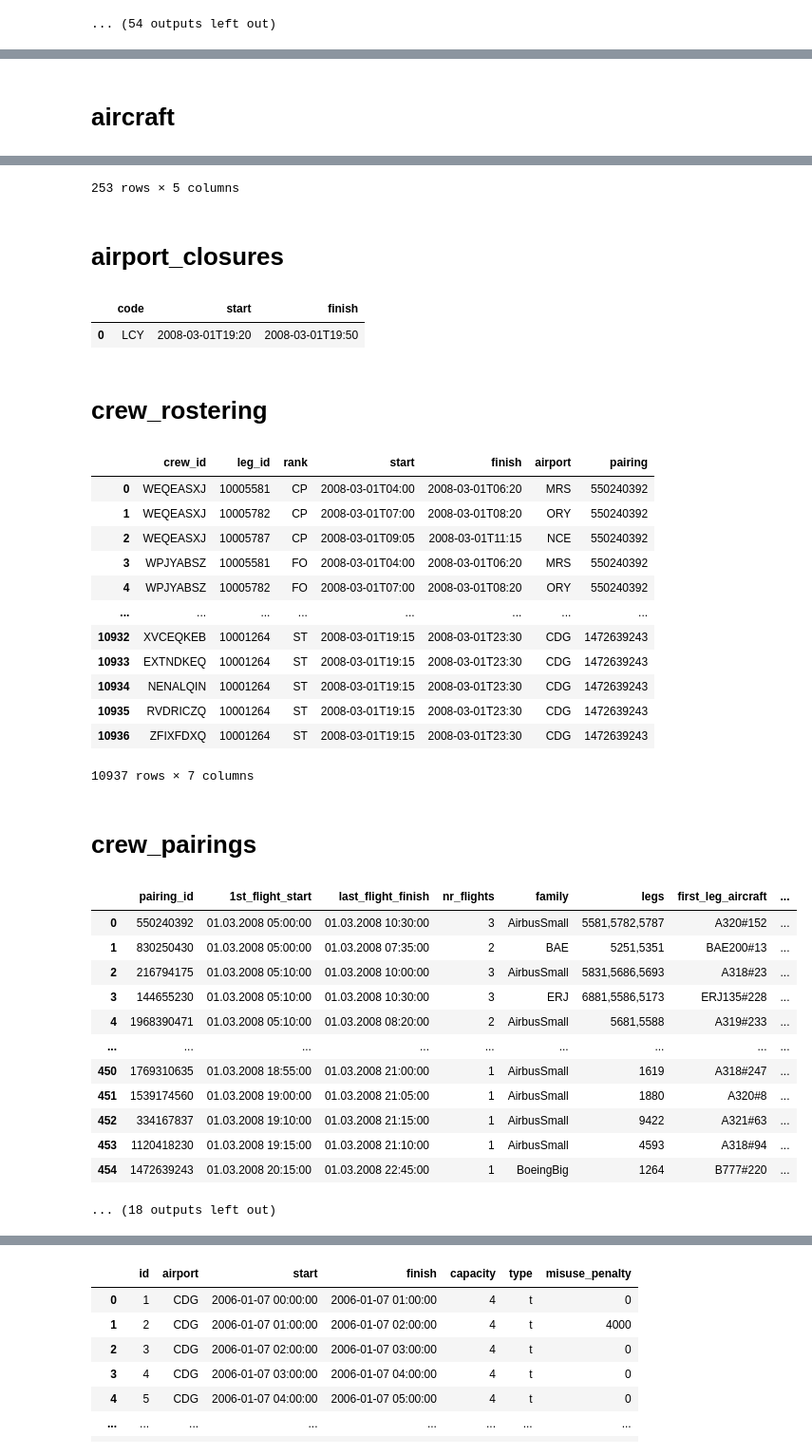
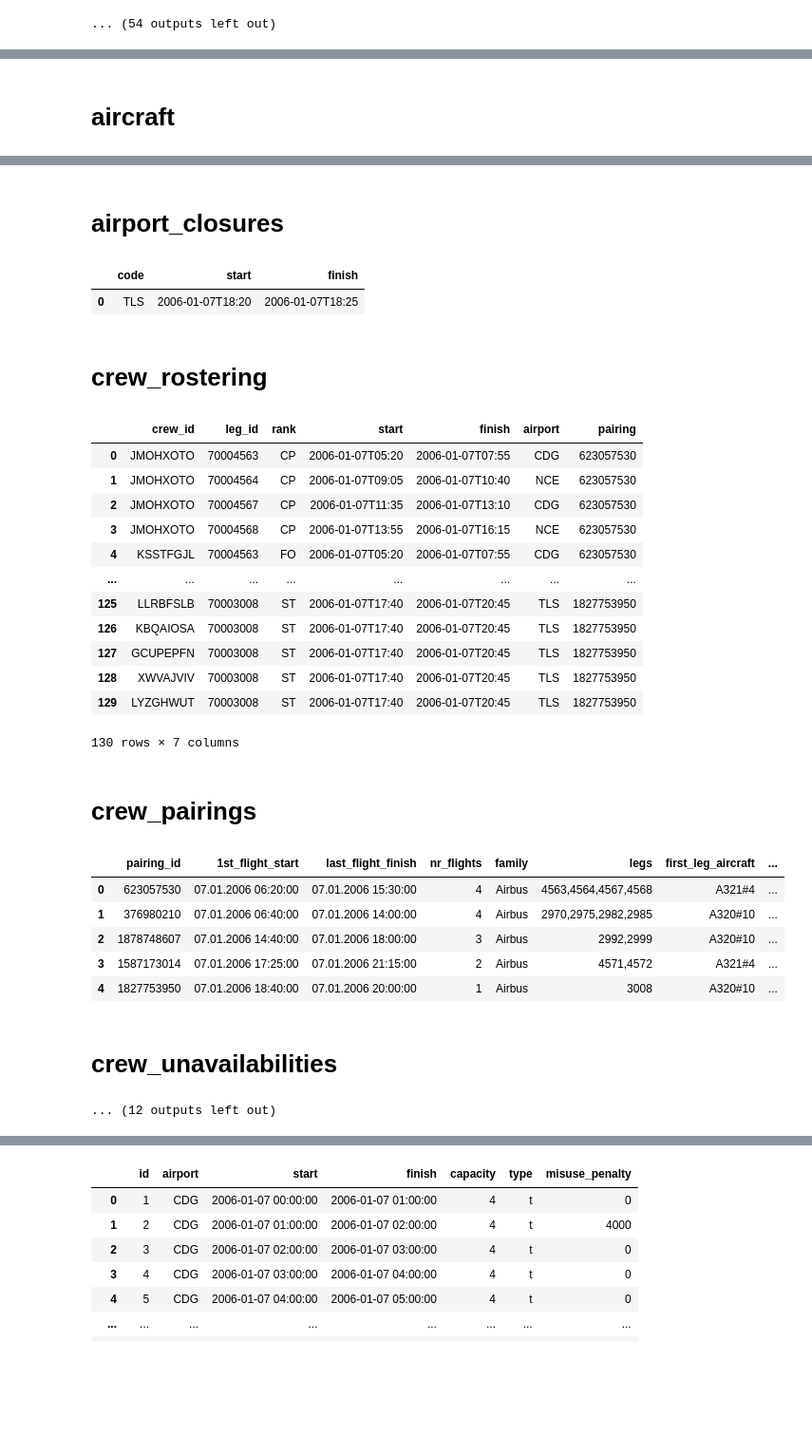
Before and after one commit to krzysiu5/QPoland-Quantum-Global-Hackathon-2024, a Jupyter notebook: exploration Marcin Massalski.ipynb, the cells around one changed output, grey strips where cells are left out. Shown at 95% size. Drawn from its saved outputs; the diff is of its cells as text; code cells hidden in the pictures; blank space fills up the shorter version.

```diff
--- a/exploration Marcin Massalski.ipynb
+++ b/exploration Marcin Massalski.ipynb
@@ -86,7 +87,7 @@ pd.options.display.max_rows = _tmp
 # %%
 import IPython
 #dir(IPython.display)
-data_directory = "data_complex"
+data_directory = "data_simple"
 _tmp = pd.options.display.max_rows
 pd.options.display.max_rows = 30
 
@@ -118,35 +110,29 @@ pd.options.display.max_rows = _tmp
-253 rows × 5 columns
 # **airport_closures**
 |  | code | start | finish |
-| 0 | LCY | 2008-03-01T19:20 | 2008-03-01T19:50 |
+| 0 | TLS | 2006-01-07T18:20 | 2006-01-07T18:25 |
 # **crew_rostering**
 |  | crew_id | leg_id | rank | start | finish | airport | pairing |
-| 0 | WEQEASXJ | 10005581 | CP | 2008-03-01T04:00 | 2008-03-01T06:20 | MRS | 550240392 |
-| 1 | WEQEASXJ | 10005782 | CP | 2008-03-01T07:00 | 2008-03-01T08:20 | ORY | 550240392 |
-| 2 | WEQEASXJ | 10005787 | CP | 2008-03-01T09:05 | 2008-03-01T11:15 | NCE | 550240392 |
-| 3 | WPJYABSZ | 10005581 | FO | 2008-03-01T04:00 | 2008-03-01T06:20 | MRS | 550240392 |
-| 4 | WPJYABSZ | 10005782 | FO | 2008-03-01T07:00 | 2008-03-01T08:20 | ORY | 550240392 |
+| 0 | JMOHXOTO | 70004563 | CP | 2006-01-07T05:20 | 2006-01-07T07:55 | CDG | 623057530 |
+| 1 | JMOHXOTO | 70004564 | CP | 2006-01-07T09:05 | 2006-01-07T10:40 | NCE | 623057530 |
+| 2 | JMOHXOTO | 70004567 | CP | 2006-01-07T11:35 | 2006-01-07T13:10 | CDG | 623057530 |
+| 3 | JMOHXOTO | 70004568 | CP | 2006-01-07T13:55 | 2006-01-07T16:15 | NCE | 623057530 |
+| 4 | KSSTFGJL | 70004563 | FO | 2006-01-07T05:20 | 2006-01-07T07:55 | CDG | 623057530 |
 | ... | ... | ... | ... | ... | ... | ... | ... |
-| 10932 | XVCEQKEB | 10001264 | ST | 2008-03-01T19:15 | 2008-03-01T23:30 | CDG | 1472639243 |
-| 10933 | EXTNDKEQ | 10001264 | ST | 2008-03-01T19:15 | 2008-03-01T23:30 | CDG | 1472639243 |
-| 10934 | NENALQIN | 10001264 | ST | 2008-03-01T19:15 | 2008-03-01T23:30 | CDG | 1472639243 |
-| 10935 | RVDRICZQ | 10001264 | ST | 2008-03-01T19:15 | 2008-03-01T23:30 | CDG | 1472639243 |
-| 10936 | ZFIXFDXQ | 10001264 | ST | 2008-03-01T19:15 | 2008-03-01T23:30 | CDG | 1472639243 |
+| 125 | LLRBFSLB | 70003008 | ST | 2006-01-07T17:40 | 2006-01-07T20:45 | TLS | 1827753950 |
+| 126 | KBQAIOSA | 70003008 | ST | 2006-01-07T17:40 | 2006-01-07T20:45 | TLS | 1827753950 |
+| 127 | GCUPEPFN | 70003008 | ST | 2006-01-07T17:40 | 2006-01-07T20:45 | TLS | 1827753950 |
+| 128 | XWVAJVIV | 70003008 | ST | 2006-01-07T17:40 | 2006-01-07T20:45 | TLS | 1827753950 |
+| 129 | LYZGHWUT | 70003008 | ST | 2006-01-07T17:40 | 2006-01-07T20:45 | TLS | 1827753950 |
-10937 rows × 7 columns
+130 rows × 7 columns
 # **crew_pairings**
 |  | pairing_id | 1st_flight_start | last_flight_finish | nr_flights | family | legs | first_leg_aircraft | ... |
-| 0 | 550240392 | 01.03.2008 05:00:00 | 01.03.2008 10:30:00 | 3 | AirbusSmall | 5581,5782,5787 | A320#152 | ... |
-| 1 | 830250430 | 01.03.2008 05:00:00 | 01.03.2008 07:35:00 | 2 | BAE | 5251,5351 | BAE200#13 | ... |
-| 2 | 216794175 | 01.03.2008 05:10:00 | 01.03.2008 10:00:00 | 3 | AirbusSmall | 5831,5686,5693 | A318#23 | ... |
-| 3 | 144655230 | 01.03.2008 05:10:00 | 01.03.2008 10:30:00 | 3 | ERJ | 6881,5586,5173 | ERJ135#228 | ... |
-| 4 | 1968390471 | 01.03.2008 05:10:00 | 01.03.2008 08:20:00 | 2 | AirbusSmall | 5681,5588 | A319#233 | ... |
-| ... | ... | ... | ... | ... | ... | ... | ... | ... |
-| 450 | 1769310635 | 01.03.2008 18:55:00 | 01.03.2008 21:00:00 | 1 | AirbusSmall | 1619 | A318#247 | ... |
-| 451 | 1539174560 | 01.03.2008 19:00:00 | 01.03.2008 21:05:00 | 1 | AirbusSmall | 1880 | A320#8 | ... |
-| 452 | 334167837 | 01.03.2008 19:10:00 | 01.03.2008 21:15:00 | 1 | AirbusSmall | 9422 | A321#63 | ... |
-| 453 | 1120418230 | 01.03.2008 19:15:00 | 01.03.2008 21:10:00 | 1 | AirbusSmall | 4593 | A318#94 | ... |
-| 454 | 1472639243 | 01.03.2008 20:15:00 | 01.03.2008 22:45:00 | 1 | BoeingBig | 1264 | B777#220 | ... |
+| 0 | 623057530 | 07.01.2006 06:20:00 | 07.01.2006 15:30:00 | 4 | Airbus | 4563,4564,4567,4568 | A321#4 | ... |
+| 1 | 376980210 | 07.01.2006 06:40:00 | 07.01.2006 14:00:00 | 4 | Airbus | 2970,2975,2982,2985 | A320#10 | ... |
+| 2 | 1878748607 | 07.01.2006 14:40:00 | 07.01.2006 18:00:00 | 3 | Airbus | 2992,2999 | A320#10 | ... |
+| 3 | 1587173014 | 07.01.2006 17:25:00 | 07.01.2006 21:15:00 | 2 | Airbus | 4571,4572 | A321#4 | ... |
+| 4 | 1827753950 | 07.01.2006 18:40:00 | 07.01.2006 20:00:00 | 1 | Airbus | 3008 | A320#10 | ... |
-... (18 outputs left out)
+# **crew_unavailabilities**
+... (12 outputs left out)
 # %%
 import loading
 # %%
```
Also changed, not shown: parts of 15 cells of this notebook, 2 other files.
